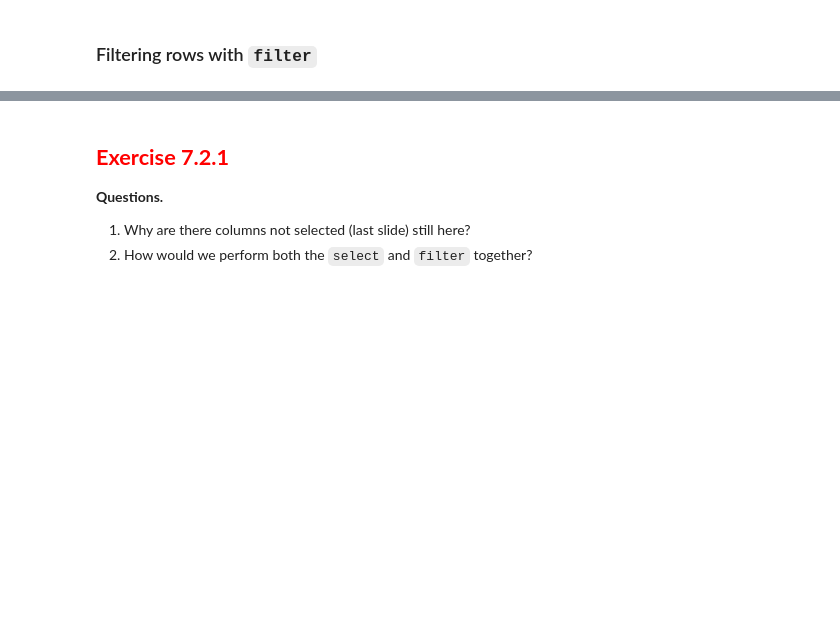
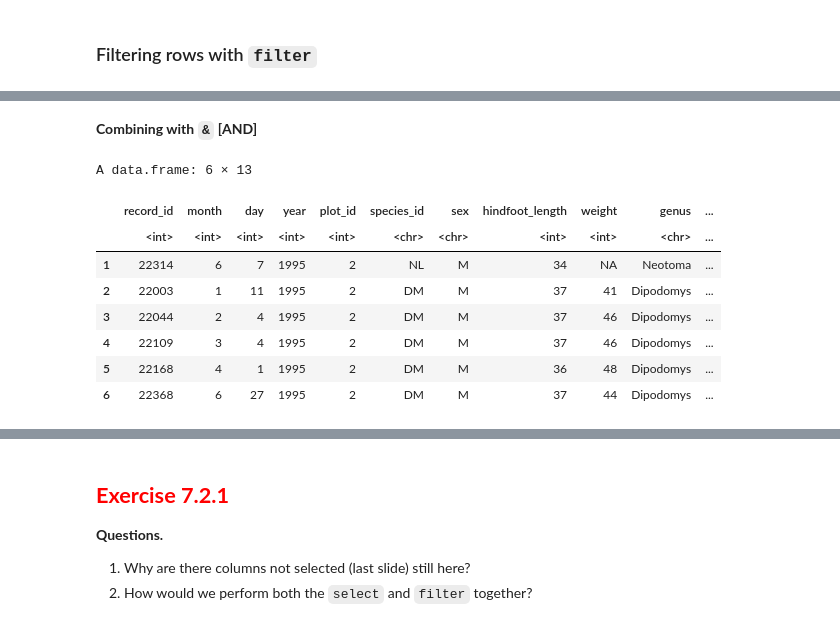
Before and after one commit to yardsale8/DSCI_210_R_notebooks, a Jupyter notebook: lecture_7_2_1_basics_of_select_filter_mutate_and_pipes.ipynb, the cells around one changed output, grey strips where cells are left out. Cells and saved outputs as stored; diff of their text form; code cells hidden in the pictures; blank space fills up the shorter version.

```diff
--- a/lecture_7_2_1_basics_of_select_filter_mutate_and_pipes.ipynb
+++ b/lecture_7_2_1_basics_of_select_filter_mutate_and_pipes.ipynb
@@ -94,0 +121,17 @@ A data.frame: 1180 × 13
+# %% [markdown]
+**Combining with `&`   [AND]**
+# %%
+(surveys
+ %>% filter(year == 1995 & sex == 'M')
+ %>% head # Temp.  Remember to delete before saving
+)
+# %% [output]
+A data.frame: 6 × 13
+|  | record_id | month | day | year | plot_id | species_id | sex | hindfoot_length | weight | genus | ... |
+|  | <int> | <int> | <int> | <int> | <int> | <chr> | <chr> | <int> | <int> | <chr> | ... |
+| 1 | 22314 | 6 | 7 | 1995 | 2 | NL | M | 34 | NA | Neotoma | ... |
+| 2 | 22003 | 1 | 11 | 1995 | 2 | DM | M | 37 | 41 | Dipodomys | ... |
+| 3 | 22044 | 2 | 4 | 1995 | 2 | DM | M | 37 | 46 | Dipodomys | ... |
+| 4 | 22109 | 3 | 4 | 1995 | 2 | DM | M | 37 | 46 | Dipodomys | ... |
+| 5 | 22168 | 4 | 1 | 1995 | 2 | DM | M | 36 | 48 | Dipodomys | ... |
+| 6 | 22368 | 6 | 27 | 1995 | 2 | DM | M | 37 | 44 | Dipodomys | ... |
```
Also changed, not shown: parts of 9 cells of this notebook.
